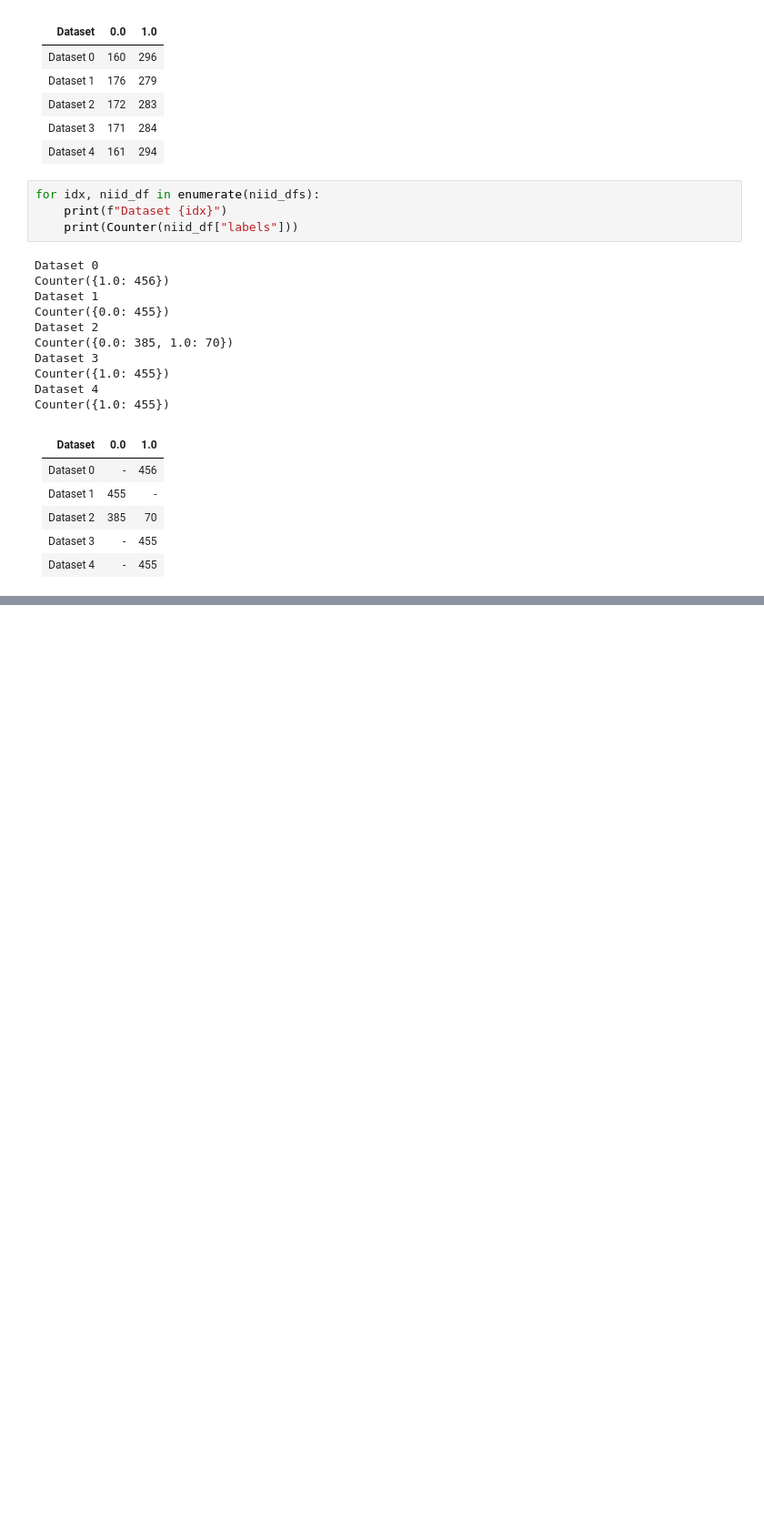
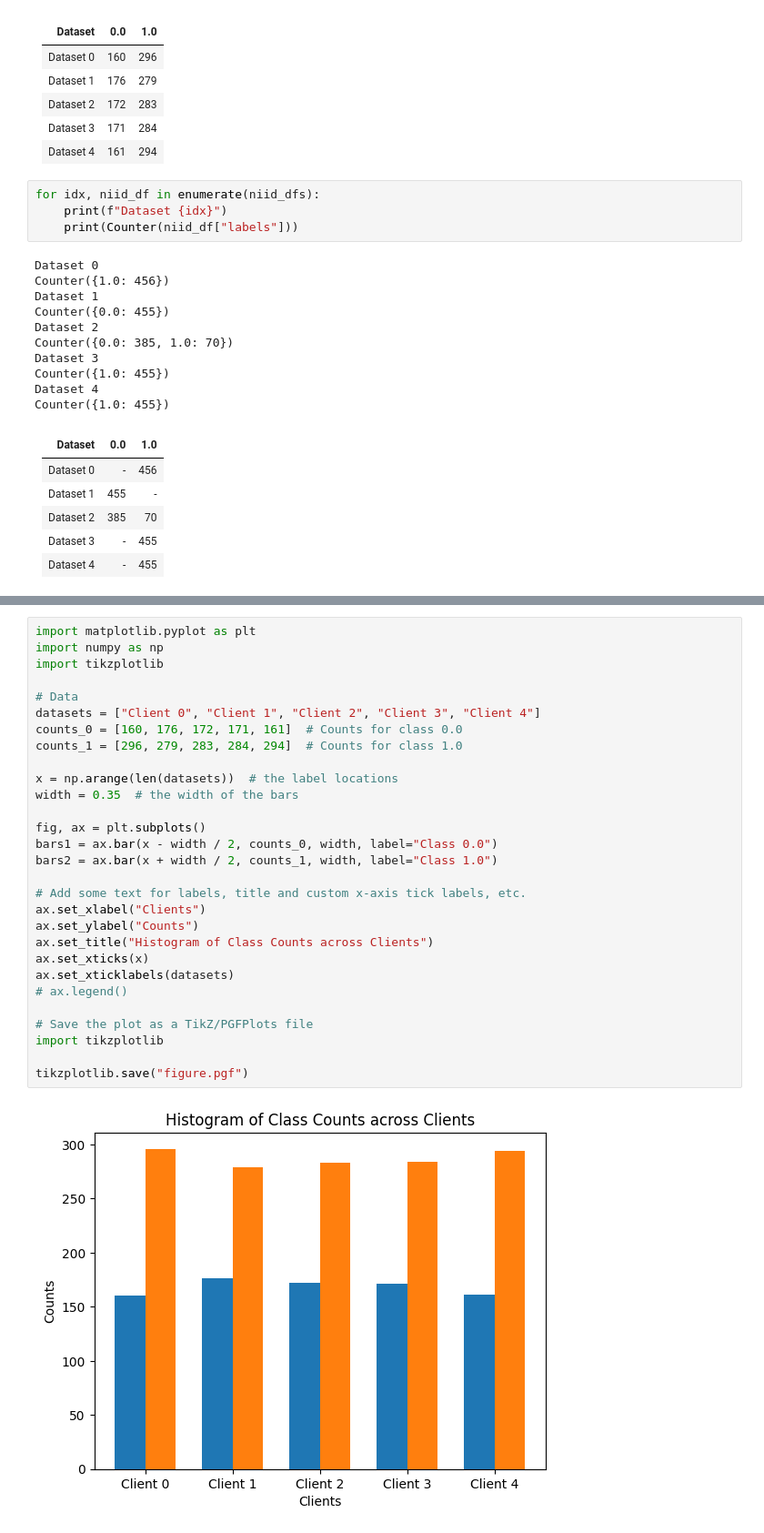
Before and after one commit to TinyPART/TDMiL-artifact, a Jupyter notebook: apps/eigen_cancer/data/stats.ipynb, the cells around one changed output, grey strips where cells are left out. Shown at 91% size. Saved outputs shown, nothing was run; the diff lists cells and outputs as text; blank space fills up the shorter version.

```diff
--- a/apps/eigen_cancer/data/stats.ipynb
+++ b/apps/eigen_cancer/data/stats.ipynb
@@ -82,0 +112,31 @@ Counter({1.0: 455})
+# %%
+import matplotlib.pyplot as plt
+import numpy as np
+import tikzplotlib
+
+# Data
+datasets = ["Client 0", "Client 1", "Client 2", "Client 3", "Client 4"]
+counts_0 = [160, 176, 172, 171, 161]  # Counts for class 0.0
+counts_1 = [296, 279, 283, 284, 294]  # Counts for class 1.0
+
+x = np.arange(len(datasets))  # the label locations
+width = 0.35  # the width of the bars
+
+fig, ax = plt.subplots()
+bars1 = ax.bar(x - width / 2, counts_0, width, label="Class 0.0")
+bars2 = ax.bar(x + width / 2, counts_1, width, label="Class 1.0")
+
+# Add some text for labels, title and custom x-axis tick labels, etc.
+ax.set_xlabel("Clients")
+ax.set_ylabel("Counts")
+ax.set_title("Histogram of Class Counts across Clients")
+ax.set_xticks(x)
+ax.set_xticklabels(datasets)
+# ax.legend()
+
+# Save the plot as a TikZ/PGFPlots file
+import tikzplotlib
+
+tikzplotlib.save("figure.pgf")
+# %% [output]
+[figure, added]
```
Also changed, not shown: parts of 4 cells of this notebook, 2 other files.
